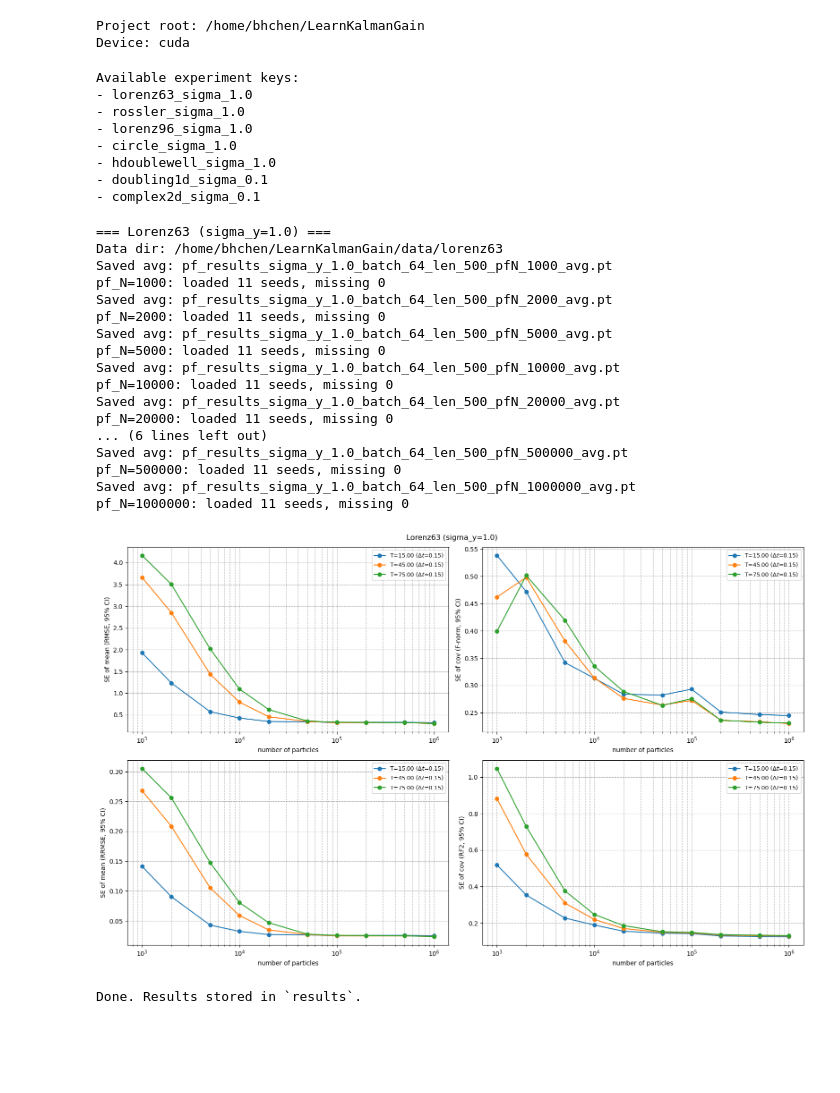
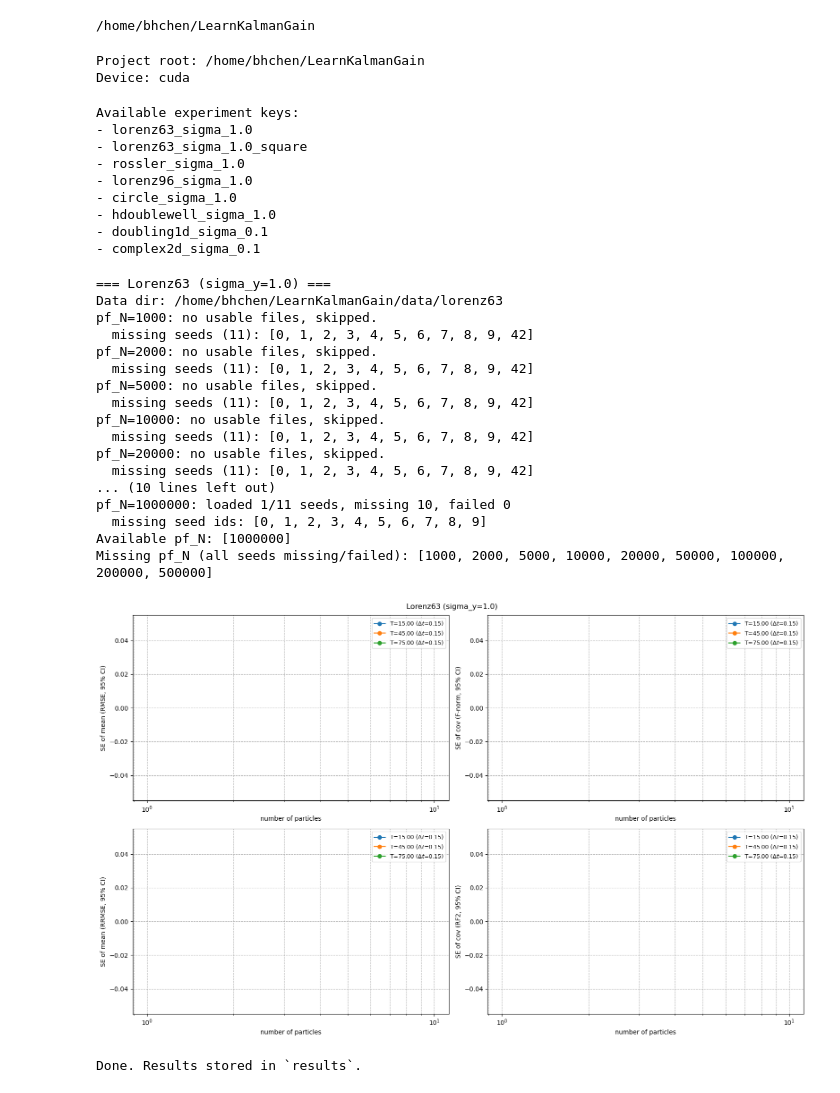
Before and after one commit to wispcarey/Proper-Scoring-Ensemble-Filter, a Jupyter notebook: test_notebooks/pf_exam.ipynb, the cells around one changed output. Saved outputs shown, nothing was run; the diff lists cells and outputs as text; code cells hidden in the pictures; blank space fills up the shorter version.

```diff
--- a/test_notebooks/pf_exam.ipynb
+++ b/test_notebooks/pf_exam.ipynb
@@ -1,3 +1,7 @@
+# %%
+cd ..
+# %% [output]
+/home/bhchen/LearnKalmanGain
 # %%
 import math
 import os
@@ -312,6 +496,16 @@ EXPERIMENTS = {
         pf_N_list=COMMON_PF_N,
         seed_list=SEEDS_11,
         max_t_list=COMMON_MAX_T,
+    ),
+    "lorenz63_sigma_1.0_square": ExperimentConfig(
+        name="Lorenz63 (sigma_y=1.0)",
+        dataset="lorenz63",
+        sigma_y=1.0,
+        input_len=500,
+        pf_N_list=COMMON_PF_N,
+        seed_list=SEEDS_11,
+        max_t_list=COMMON_MAX_T,
+        obs_fn="square",
     ),
     "rossler_sigma_1.0": ExperimentConfig(
         name="Rossler (sigma_y=1.0)",
@@ -378,6 +572,7 @@ for key in EXPERIMENTS:
 # %% [output]
 Available experiment keys:
 - lorenz63_sigma_1.0
+- lorenz63_sigma_1.0_square
 - rossler_sigma_1.0
 - lorenz96_sigma_1.0
 - circle_sigma_1.0
@@ -386,38 +581,39 @@ Available experiment keys:
 - complex2d_sigma_0.1
 # %%
 SELECTED_EXPERIMENTS = [
-    "lorenz63_sigma_1.0",
+    # "lorenz63_sigma_1.0",
+    "lorenz63_sigma_1.0_square",
     # "rossler_sigma_1.0",
     # "lorenz96_sigma_1.0",
     # "circle_sigma_1.0",
     # "hdoublewell_sigma_1.0",
     # "doubling1d_sigma_0.1",
     # "complex2d_sigma_0.1",
 ]
 
 results = {}
 for exp_key in SELECTED_EXPERIMENTS:
     cfg = EXPERIMENTS[exp_key]
     results[exp_key] = run_experiment(cfg)
 
 print("\nDone. Results stored in `results`.")
 # %% [output]
 === Lorenz63 (sigma_y=1.0) ===
 Data dir: /home/bhchen/LearnKalmanGain/data/lorenz63
-Saved avg: pf_results_sigma_y_1.0_batch_64_len_500_pfN_1000_avg.pt
-pf_N=1000: loaded 11 seeds, missing 0
-Saved avg: pf_results_sigma_y_1.0_batch_64_len_500_pfN_2000_avg.pt
-pf_N=2000: loaded 11 seeds, missing 0
-Saved avg: pf_results_sigma_y_1.0_batch_64_len_500_pfN_5000_avg.pt
-pf_N=5000: loaded 11 seeds, missing 0
-Saved avg: pf_results_sigma_y_1.0_batch_64_len_500_pfN_10000_avg.pt
-pf_N=10000: loaded 11 seeds, missing 0
-Saved avg: pf_results_sigma_y_1.0_batch_64_len_500_pfN_20000_avg.pt
-pf_N=20000: loaded 11 seeds, missing 0
-... (6 lines left out)
-Saved avg: pf_results_sigma_y_1.0_batch_64_len_500_pfN_500000_avg.pt
-pf_N=500000: loaded 11 seeds, missing 0
-Saved avg: pf_results_sigma_y_1.0_batch_64_len_500_pfN_1000000_avg.pt
-pf_N=1000000: loaded 11 seeds, missing 0
+pf_N=1000: no usable files, skipped.
+  missing seeds (11): [0, 1, 2, 3, 4, 5, 6, 7, 8, 9, 42]
+pf_N=2000: no usable files, skipped.
+  missing seeds (11): [0, 1, 2, 3, 4, 5, 6, 7, 8, 9, 42]
+pf_N=5000: no usable files, skipped.
+  missing seeds (11): [0, 1, 2, 3, 4, 5, 6, 7, 8, 9, 42]
+pf_N=10000: no usable files, skipped.
+  missing seeds (11): [0, 1, 2, 3, 4, 5, 6, 7, 8, 9, 42]
+pf_N=20000: no usable files, skipped.
+  missing seeds (11): [0, 1, 2, 3, 4, 5, 6, 7, 8, 9, 42]
+... (10 lines left out)
+pf_N=1000000: loaded 1/11 seeds, missing 10, failed 0
+  missing seed ids: [0, 1, 2, 3, 4, 5, 6, 7, 8, 9]
+Available pf_N: [1000000]
+Missing pf_N (all seeds missing/failed): [1000, 2000, 5000, 10000, 20000, 50000, 100000, 200000, 500000]
-[figure, old version]
+[figure, new version]
 Done. Results stored in `results`.
```
Also changed, not shown: parts of 2 cells of this notebook, 12 other files.
